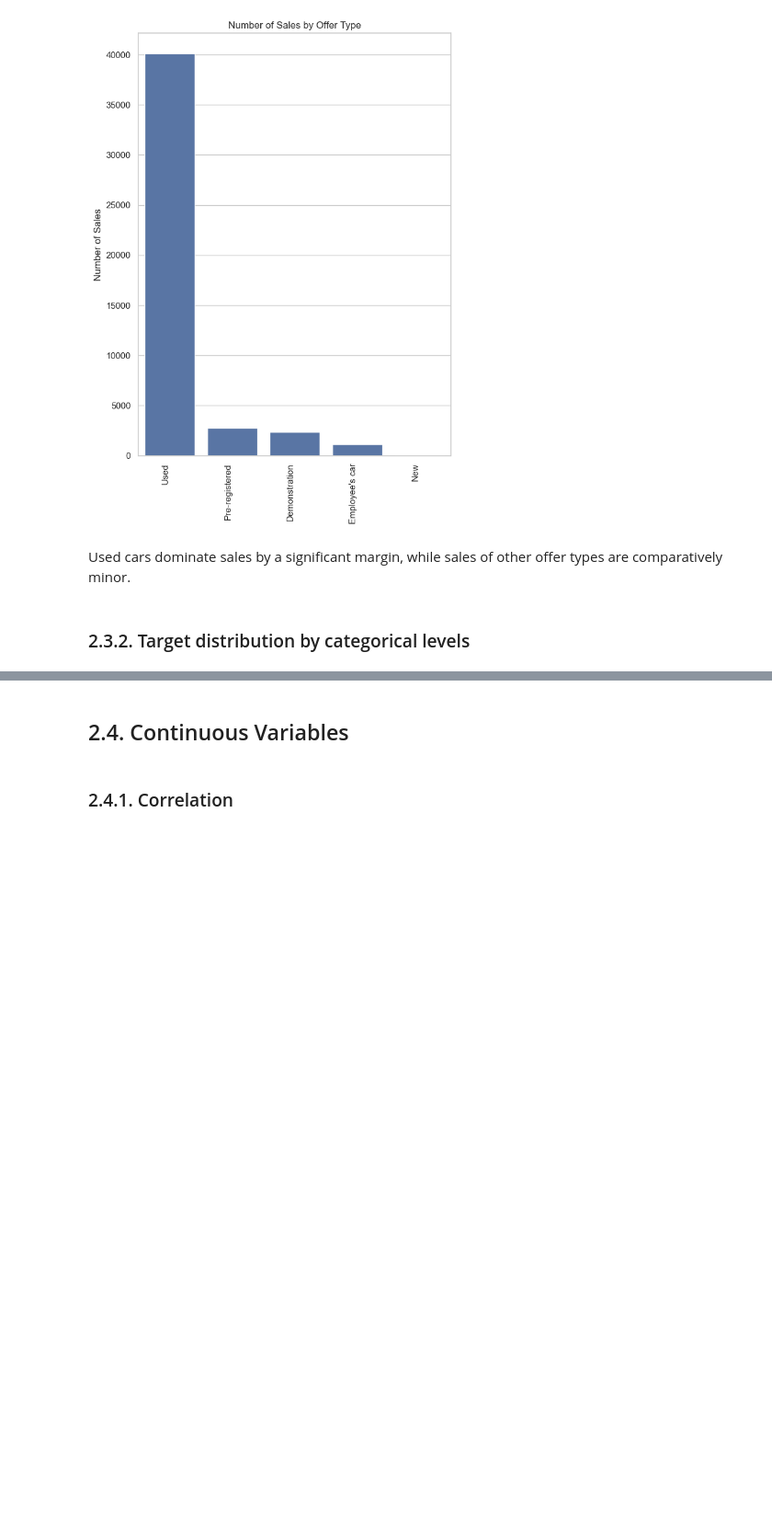
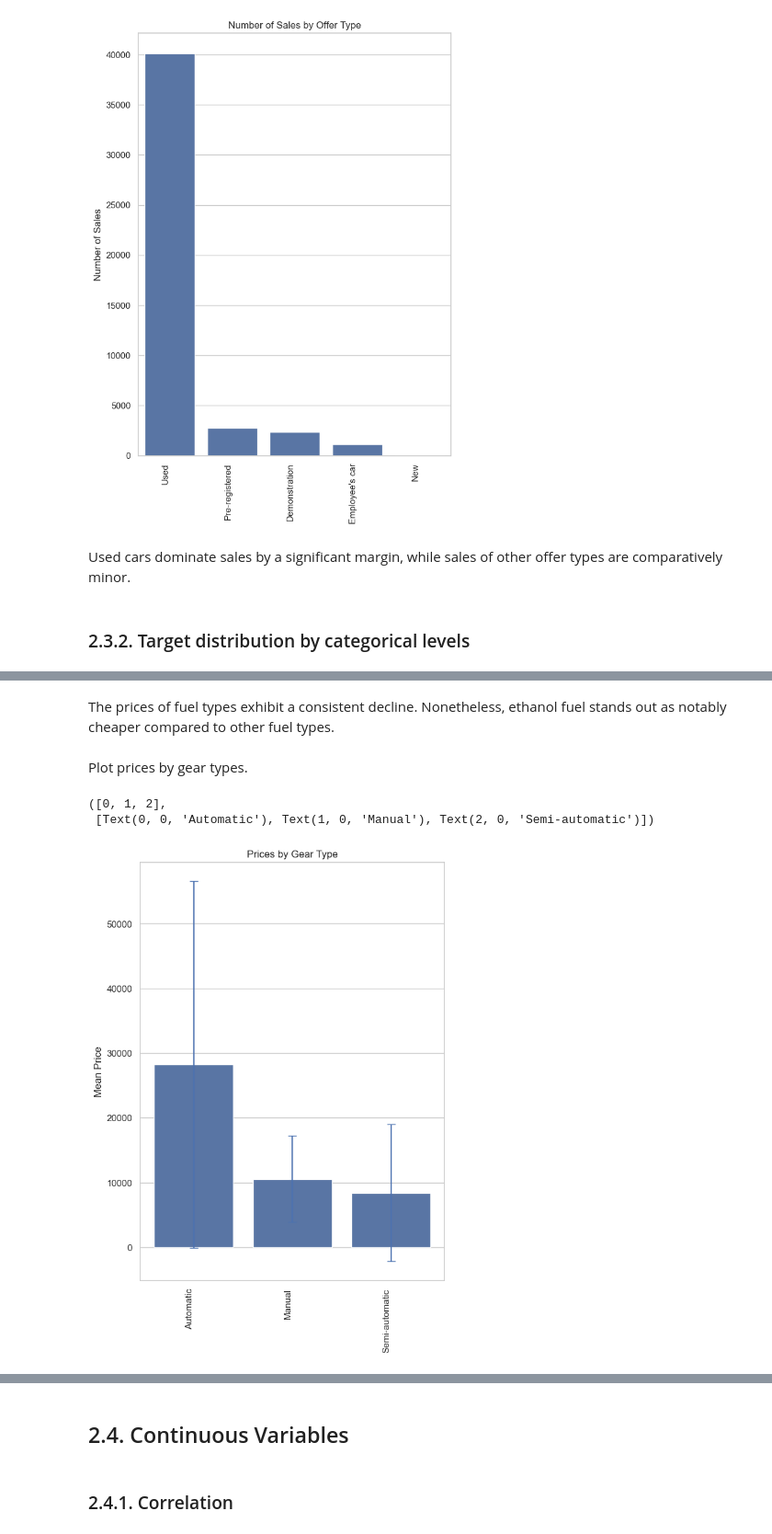
Before and after one commit to JAlbertOfficial/autoscout24-car-price-prediction, a Jupyter notebook: notebooks/1.0-ja-initial-data-exploration.ipynb, the cells around one changed output, grey strips where cells are left out. Shown at 92% size. Saved outputs shown, nothing was run; the diff lists cells and outputs as text; code cells hidden in the pictures; blank space fills up the shorter version.

```diff
--- a/notebooks/1.0-ja-initial-data-exploration.ipynb
+++ b/notebooks/1.0-ja-initial-data-exploration.ipynb
@@ -276,0 +418,34 @@ Used cars dominate sales by a significant margin, while sales of other offer typ
+# %% [markdown]
+The prices of fuel types exhibit a consistent decline. Nonetheless, ethanol fuel stands out as notably cheaper compared to other fuel types.
+# %% [markdown]
+Plot prices by gear types.
+# %%
+# Calculate mean price and standard deviation for each gear type
+gear_mean_price = df_raw.groupby("gear")['price'].mean()
+gear_std_price = df_raw.groupby("gear")['price'].std()
+
+# Combine mean price and standard deviation into a DataFrame
+gear_price_stats = pd.concat([gear_mean_price, gear_std_price], axis=1)
+gear_price_stats.columns = ['Mean Price', 'Standard Deviation']
+
+# Sort DataFrame by mean price in descending order
+gear_price_stats = gear_price_stats.sort_values(by='Mean Price', ascending=False)
+
+# Set up the matplotlib figure
+plt.figure(figsize=(6.5, 9))
+
+# Create a barplot for mean price
+sns.barplot(x=gear_price_stats.index, y=gear_price_stats['Mean Price'])
+
+# Plot error bars for standard deviation
+plt.errorbar(x=gear_price_stats.index, y=gear_price_stats['Mean Price'], yerr=gear_price_stats['Standard Deviation'], fmt='none', capsize=5)
+
+# Customize the plot
+plt.xlabel('')
+plt.title(f'Prices by Gear Type')
+plt.ylabel('Mean Price')
+plt.xticks(rotation=90, ha='right')
+# %% [output]
+([0, 1, 2],
+ [Text(0, 0, 'Automatic'), Text(1, 0, 'Manual'), Text(2, 0, 'Semi-automatic')])
+[figure, added]
```
Also changed, not shown: parts of 12 cells of this notebook, 3 other files.
